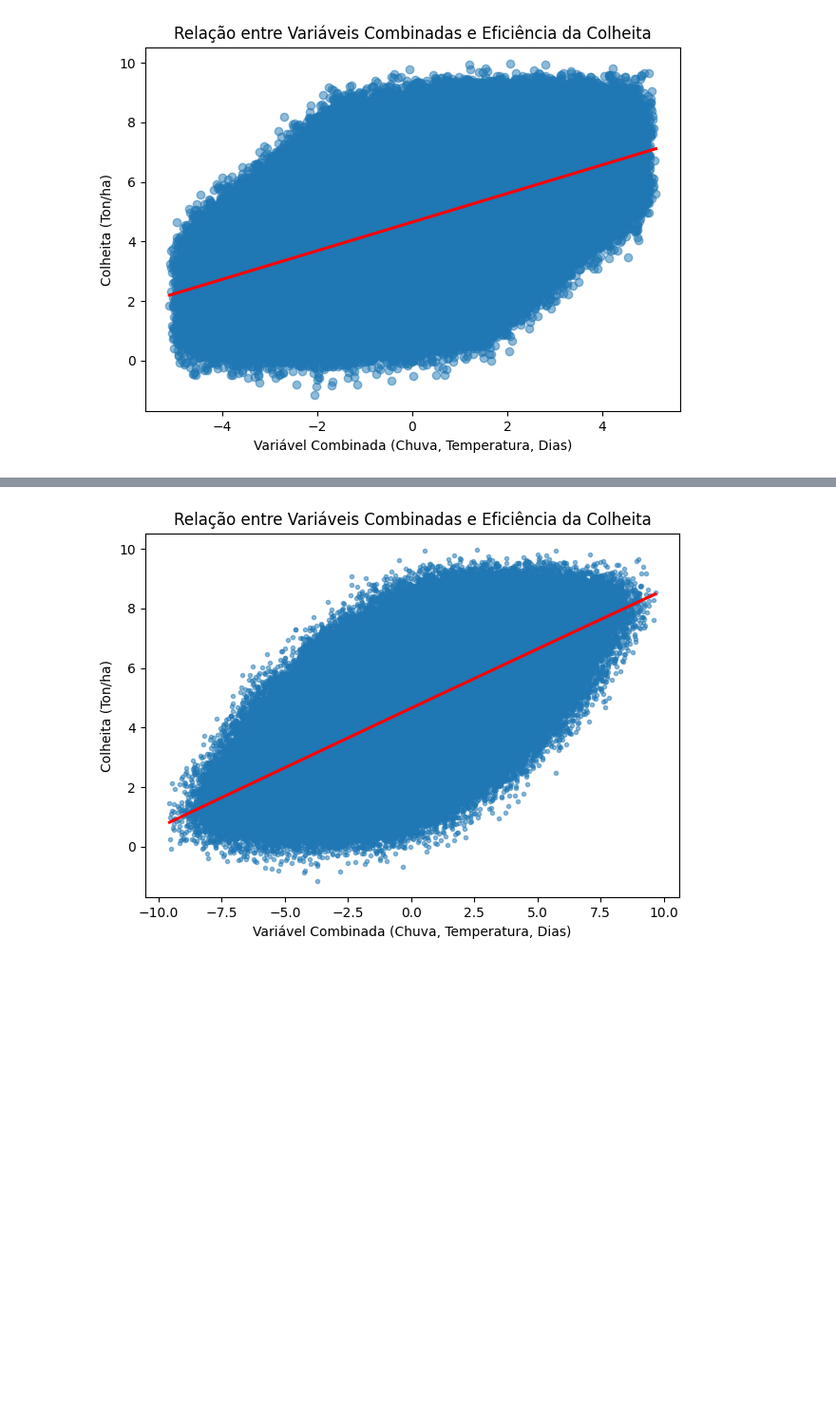
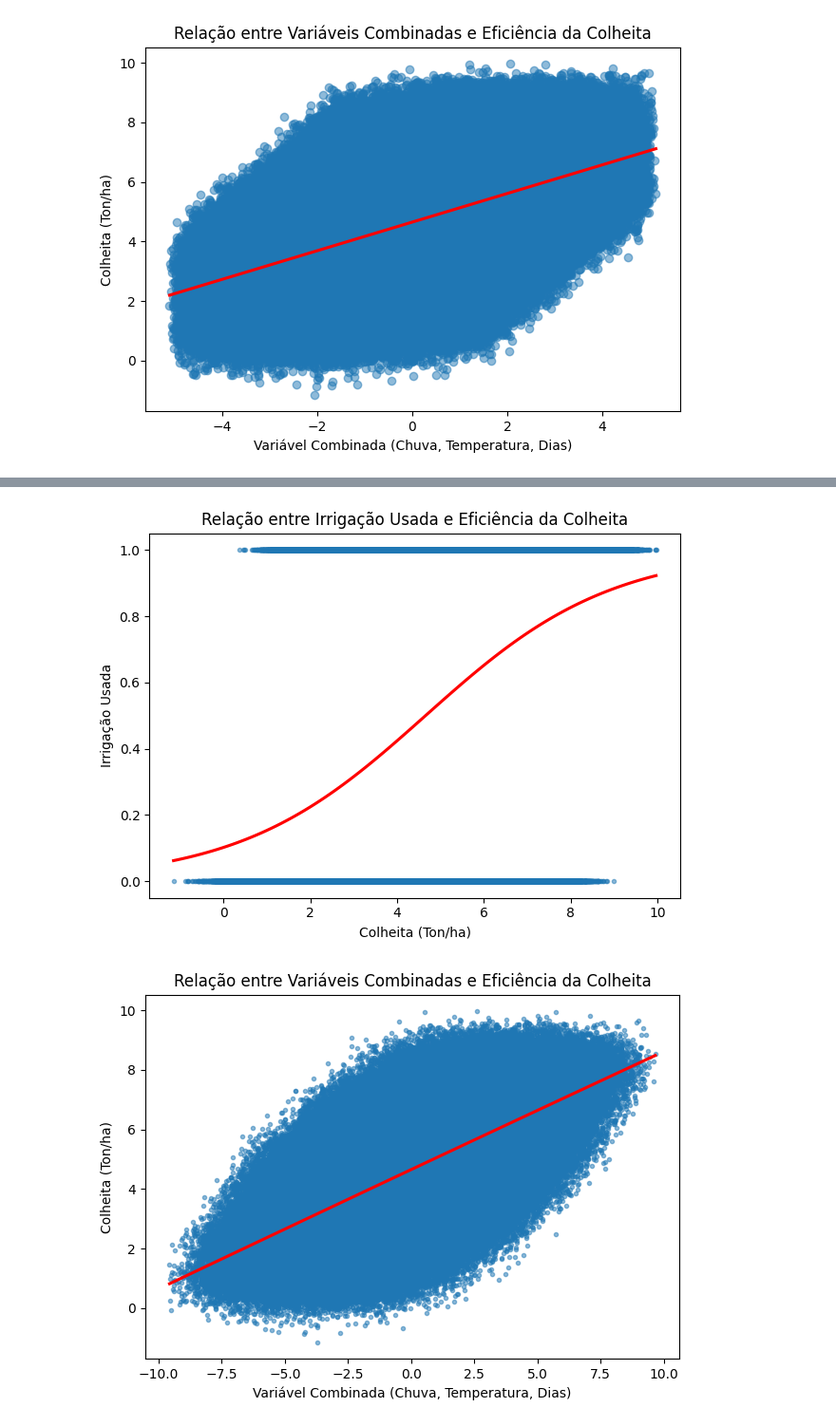
Before and after one commit to arcahyter/MQAM_2025-Regressao_Linear_e_Geometrica, a Jupyter notebook: LinearRegression.ipynb, the cells around one changed output, grey strips where cells are left out. Shown at 95% size. Drawn from its saved outputs; the diff is of its cells as text; code cells hidden in the pictures; blank space fills up the shorter version.

```diff
--- a/LinearRegression.ipynb
+++ b/LinearRegression.ipynb
@@ -229,3 +233,32 @@ KeyError: 'Fertilezer_Used'
+# %%
+import pandas as pd
+import numpy as np
+import seaborn as sns
+import matplotlib.pyplot as plt
+import statsmodels.api as sm
+from sklearn.preprocessing import LabelEncoder, StandardScaler
+from sklearn.feature_selection import VarianceThreshold
+
+# Load the dataset
+df = pd.read_csv("crop_yield.csv")
+
+# Identificar colunas categóricas (tipo object)
+categorical_columns = df.select_dtypes(include='object').columns
+
+# Aplicar LabelEncoder em cada coluna categórica
+le = LabelEncoder()
+for col in categorical_columns:
+    df[col] = le.fit_transform(df[col].astype(str))
+
+# Plotar a regressão
+sns.regplot(data=df, x="Yield_tons_per_hectare", y="Irrigation_Used", scatter_kws={'alpha':0.5}, line_kws={'color':'red'}, logistic=True, marker='.')
+plt.xlabel("Colheita (Ton/ha)")
+plt.ylabel("Irrigação Usada")
+plt.title("Relação entre Irrigação Usada e Eficiência da Colheita")
+plt.tight_layout()
+plt.show()
+# %% [output]
+[figure, added]
 # %%
 import pandas as pd
 import numpy as np
```
Also changed, not shown: parts of 9 cells of this notebook, 2 other files.
